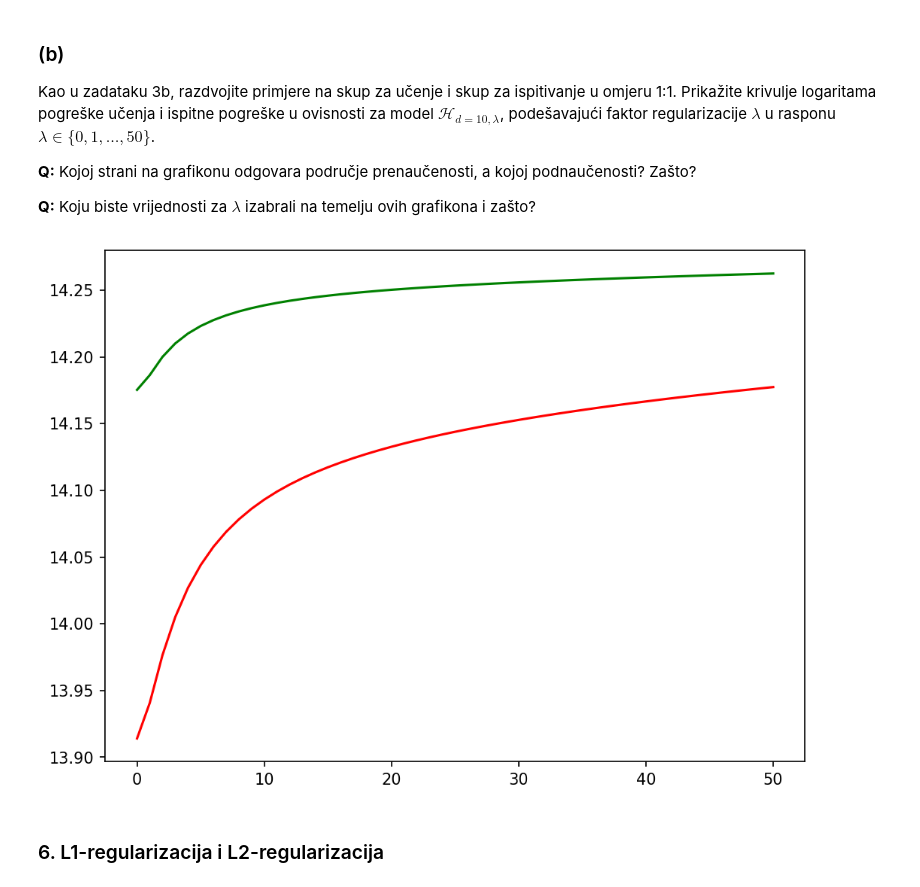
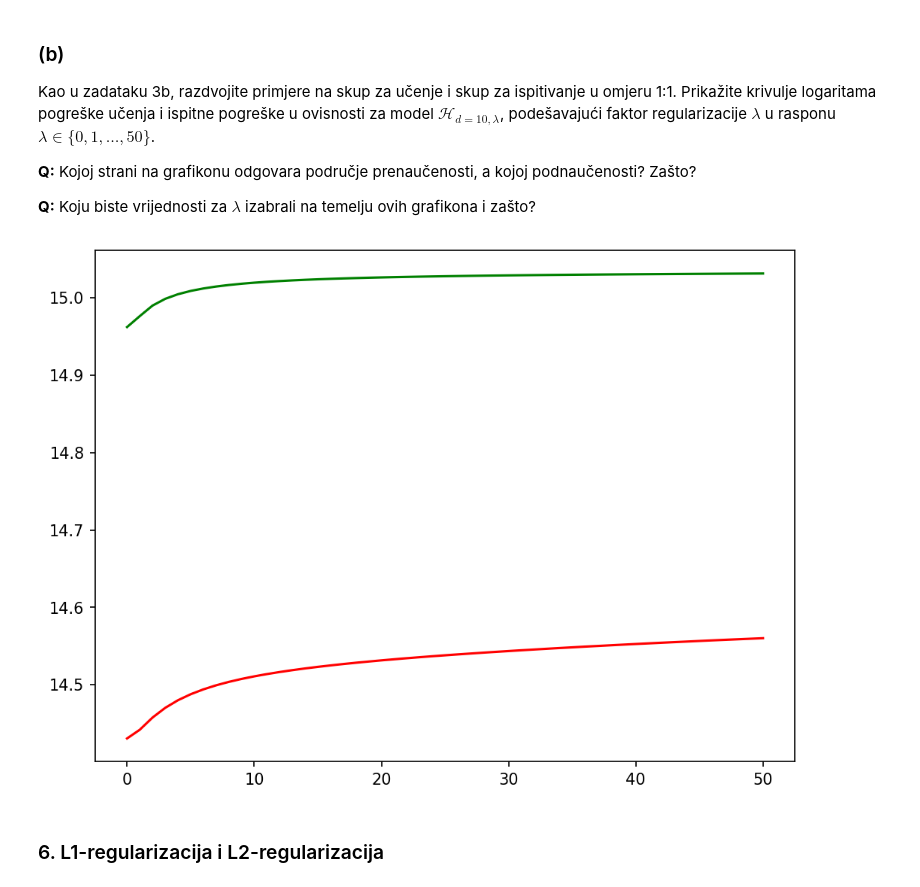
Before and after one commit to Spooky-M/SU_lab1, a Jupyter notebook: SU-2020-LAB01-Regresija.ipynb, the cells around one changed output. Saved outputs shown, nothing was run; the diff lists cells and outputs as text; code cells hidden in the pictures.

```diff
--- a/SU-2020-LAB01-Regresija.ipynb
+++ b/SU-2020-LAB01-Regresija.ipynb
@@ -425,38 +436,37 @@ Kao u zadataku 3b, razdvojite primjere na skup za učenje i skup za ispitivanje
 **Q:** Koju biste vrijednosti za $\lambda$ izabrali na temelju ovih grafikona i zašto?
 # %%
 X3 = make_instances(-5, 5, 50)
-y3 = make_labels(X2, lambda x: 5 + x - 2*x**2 - 5*x**3, 200)
+y3 = make_labels(X3, lambda x: 5 + x - 2*x**2 - 5*x**3, 200)
 X_train, X_test, y_train, y_test = train_test_split(X3, y3, test_size=0.5, random_state=42)
-
 colors_plot = ["r", "g", "b", "c"]
 
 lambda_list = range(51)
 E_train = []
 E_test = []
 for l in lambda_list:
     p = PolynomialFeatures(10, include_bias=True, interaction_only=False)
     hi = p.fit_transform(X_train)
     clf = Ridge(alpha=l)
     clf = clf.fit(hi, y_train)
     pred = clf.predict(hi)
     w = [clf.intercept_, clf.coef_[1]]
     E1 = math.log2(mean_squared_error(pred, y_train) + numpy.linalg.norm(w))
     E_train.append(E1)
 
     hi = p.fit_transform(X_test)
     clf = Ridge(alpha=l)
     clf = clf.fit(hi, y_test)
     pred = clf.predict(hi)
     w = [clf.intercept_, clf.coef_[1]]
     E2 = math.log2(mean_squared_error(pred, y_test) + numpy.linalg.norm(w))
     E_test.append(E2)
 
 figure(num=None, figsize=(8, 6), dpi=150, facecolor='w', edgecolor='k')
 plt.plot(lambda_list, E_train, "r")
 plt.plot(lambda_list, E_test, "g")
 plt.show()
 # %% [output]
-[figure, old version]
+[figure, new version]
 # %% [markdown]
 ### 6. L1-regularizacija i L2-regularizacija
 # %% [markdown]
```
Also changed, not shown: parts of 24 cells of this notebook.
